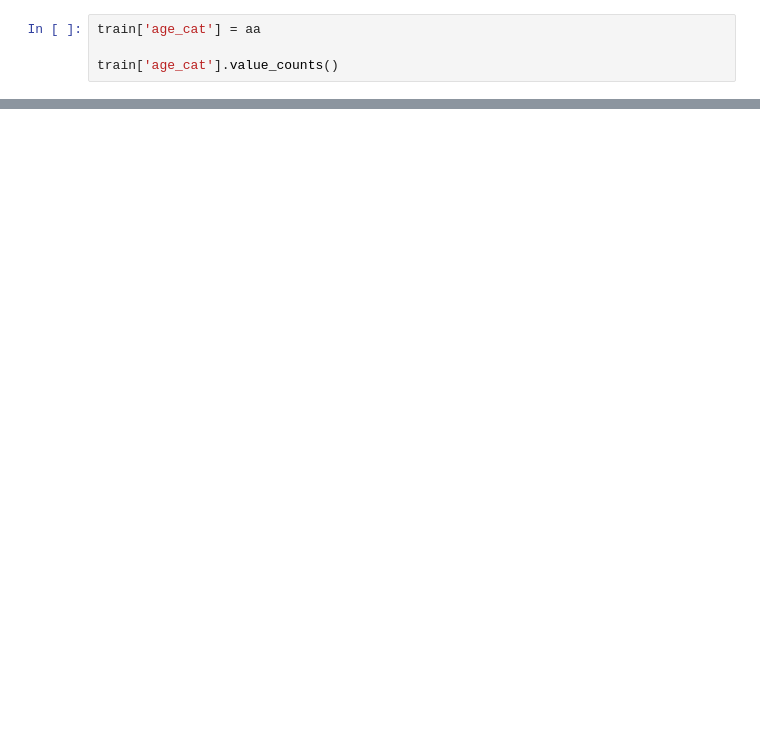
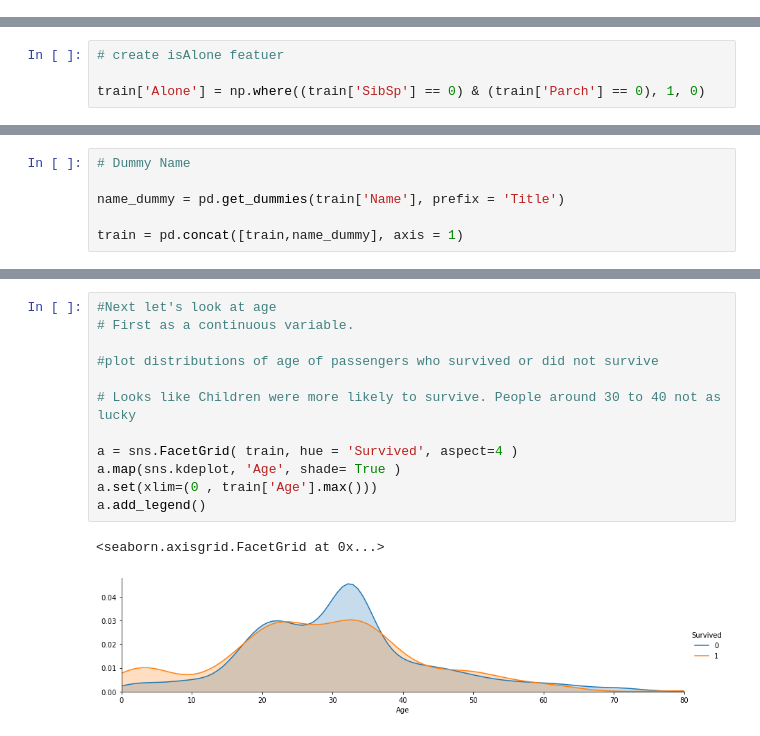
Before and after one commit to afolz121/titanic_model, a Jupyter notebook: discovery.ipynb, the cells around one changed output, grey strips where cells are left out. Saved outputs shown, nothing was run; the diff lists cells and outputs as text; blank space fills up the shorter version.

```diff
--- a/discovery.ipynb
+++ b/discovery.ipynb
@@ -161,4 +243,0 @@ for row in train['Age'] :
-# %%
-train['age_cat'] = aa
-
-train['age_cat'].value_counts()
@@ -187,0 +244,4 @@ train[train['age_cat'] == 'other']
+# %%
+# create isAlone featuer
+
+train['Alone'] = np.where((train['SibSp'] == 0) & (train['Parch'] == 0), 1, 0)
@@ -187,0 +257,6 @@ train[train['age_cat'] == 'other']
+# %%
+# Dummy Name
+
+name_dummy = pd.get_dummies(train['Name'], prefix = 'Title')
+
+train = pd.concat([train,name_dummy], axis = 1)
@@ -187,0 +284,15 @@ train[train['age_cat'] == 'other']
+# %%
+#Next let's look at age
+# First as a continuous variable.
+
+#plot distributions of age of passengers who survived or did not survive
+
+# Looks like Children were more likely to survive. People around 30 to 40 not as lucky
+
+a = sns.FacetGrid( train, hue = 'Survived', aspect=4 )
+a.map(sns.kdeplot, 'Age', shade= True )
+a.set(xlim=(0 , train['Age'].max()))
+a.add_legend()
+# %% [output]
+<seaborn.axisgrid.FacetGrid at 0x...>
+[figure, added]
```
Also changed, not shown: parts of 54 cells of this notebook, 1 other file.
